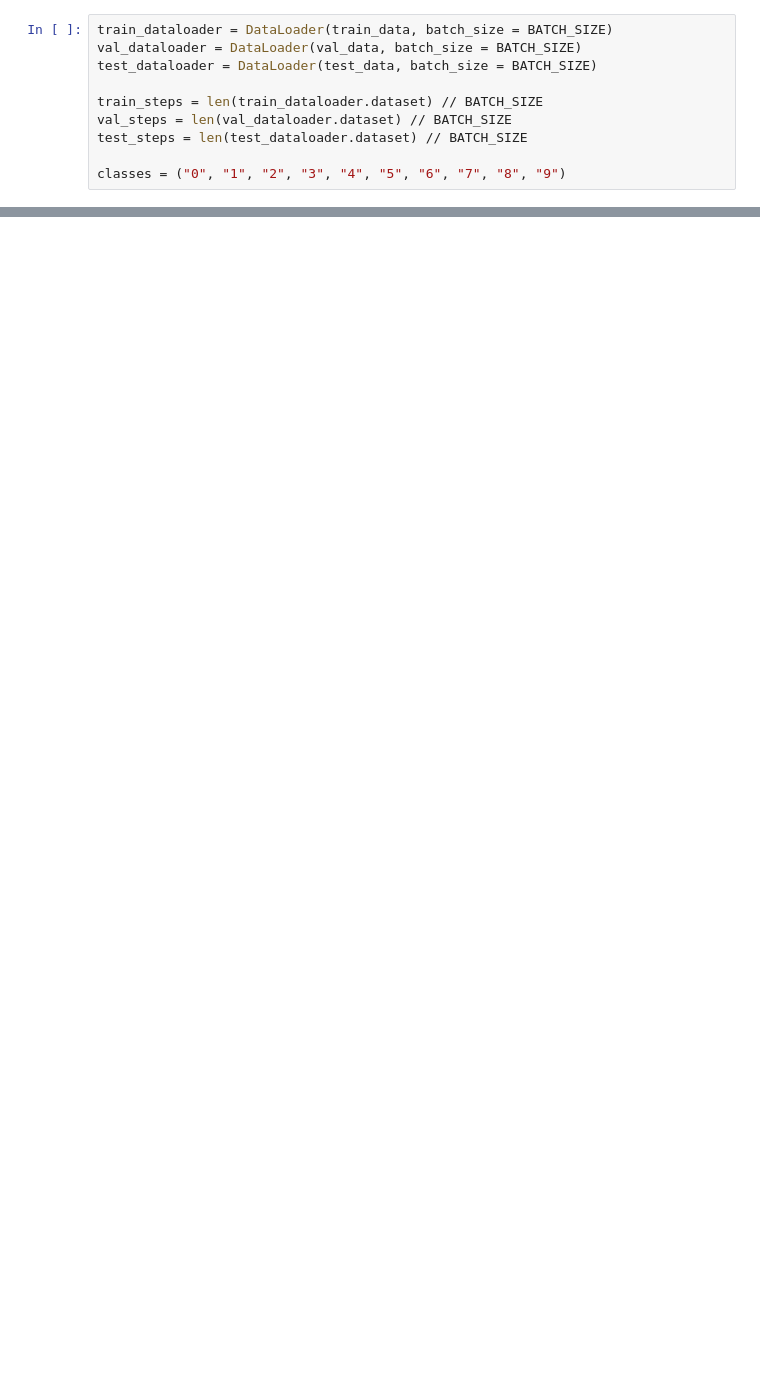
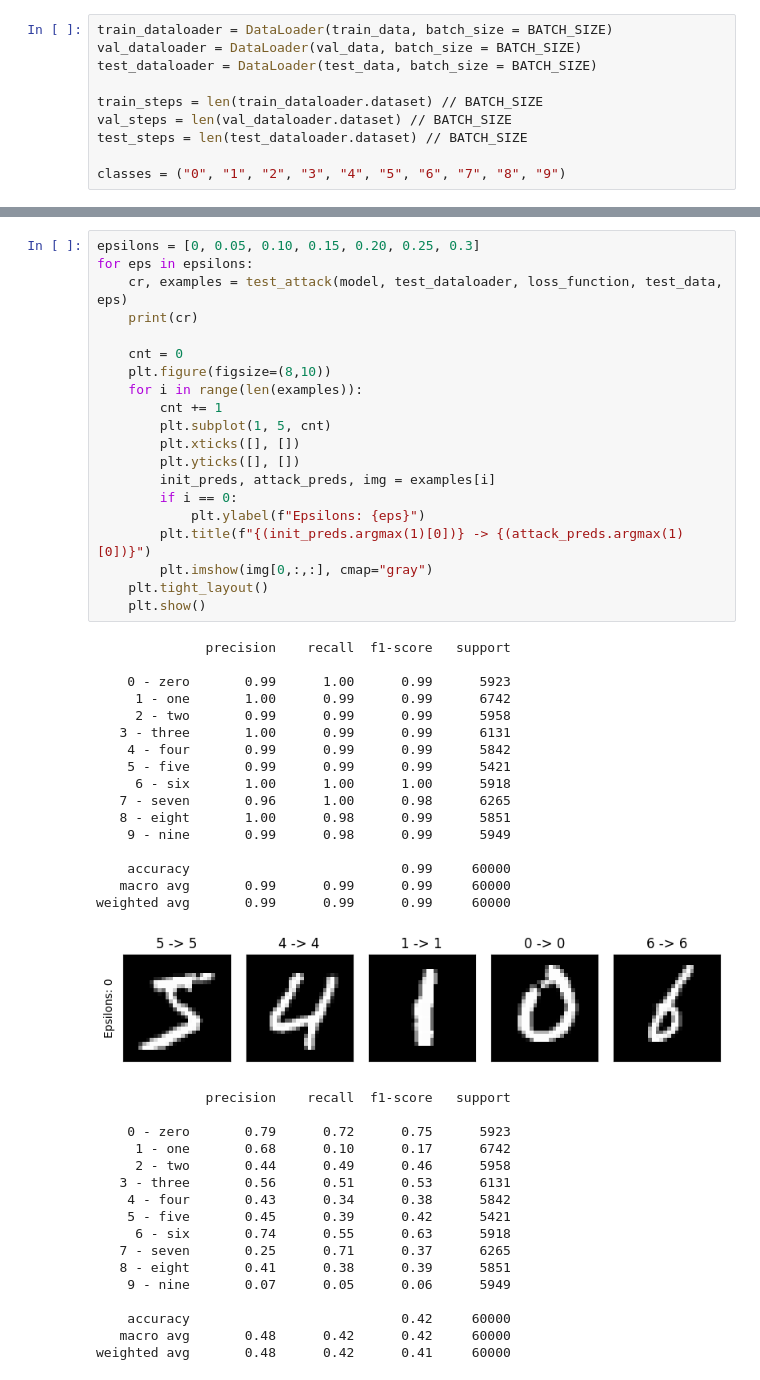
Before and after one commit to AliCampbellKhaya/robust_nn_mqp, a Jupyter notebook: mnist_neural_net.ipynb, the cells around one changed output, grey strips where cells are left out. Drawn from its saved outputs; the diff is of its cells as text; blank space fills up the shorter version.

```diff
--- a/mnist_neural_net.ipynb
+++ b/mnist_neural_net.ipynb
@@ -258,0 +392,54 @@ print(test(model, test_dataloader, loss_function, test_data))
+# %%
+epsilons = [0, 0.05, 0.10, 0.15, 0.20, 0.25, 0.3]
+for eps in epsilons:
+    cr, examples = test_attack(model, test_dataloader, loss_function, test_data, eps)
+    print(cr)
+
+    cnt = 0
+    plt.figure(figsize=(8,10))
+    for i in range(len(examples)):
+        cnt += 1
+        plt.subplot(1, 5, cnt)
+        plt.xticks([], [])
+        plt.yticks([], [])
+        init_preds, attack_preds, img = examples[i]
+        if i == 0:
+            plt.ylabel(f"Epsilons: {eps}")
+        plt.title(f"{(init_preds.argmax(1)[0])} -> {(attack_preds.argmax(1)[0])}")
+        plt.imshow(img[0,:,:], cmap="gray")
+    plt.tight_layout()
+    plt.show()
+# %% [output]
+              precision    recall  f1-score   support
+
+    0 - zero       0.99      1.00      0.99      5923
+     1 - one       1.00      0.99      0.99      6742
+     2 - two       0.99      0.99      0.99      5958
+   3 - three       1.00      0.99      0.99      6131
+    4 - four       0.99      0.99      0.99      5842
+    5 - five       0.99      0.99      0.99      5421
+     6 - six       1.00      1.00      1.00      5918
+   7 - seven       0.96      1.00      0.98      6265
+   8 - eight       1.00      0.98      0.99      5851
+    9 - nine       0.99      0.98      0.99      5949
+
+    accuracy                           0.99     60000
+   macro avg       0.99      0.99      0.99     60000
+weighted avg       0.99      0.99      0.99     60000
+[figure, added]
+              precision    recall  f1-score   support
+
+    0 - zero       0.79      0.72      0.75      5923
+     1 - one       0.68      0.10      0.17      6742
+     2 - two       0.44      0.49      0.46      5958
+   3 - three       0.56      0.51      0.53      6131
+    4 - four       0.43      0.34      0.38      5842
+    5 - five       0.45      0.39      0.42      5421
+     6 - six       0.74      0.55      0.63      5918
+   7 - seven       0.25      0.71      0.37      6265
+   8 - eight       0.41      0.38      0.39      5851
+    9 - nine       0.07      0.05      0.06      5949
+
+    accuracy                           0.42     60000
+   macro avg       0.48      0.42      0.42     60000
+weighted avg       0.48      0.42      0.41     60000
```
Also changed, not shown: parts of 15 cells of this notebook.
